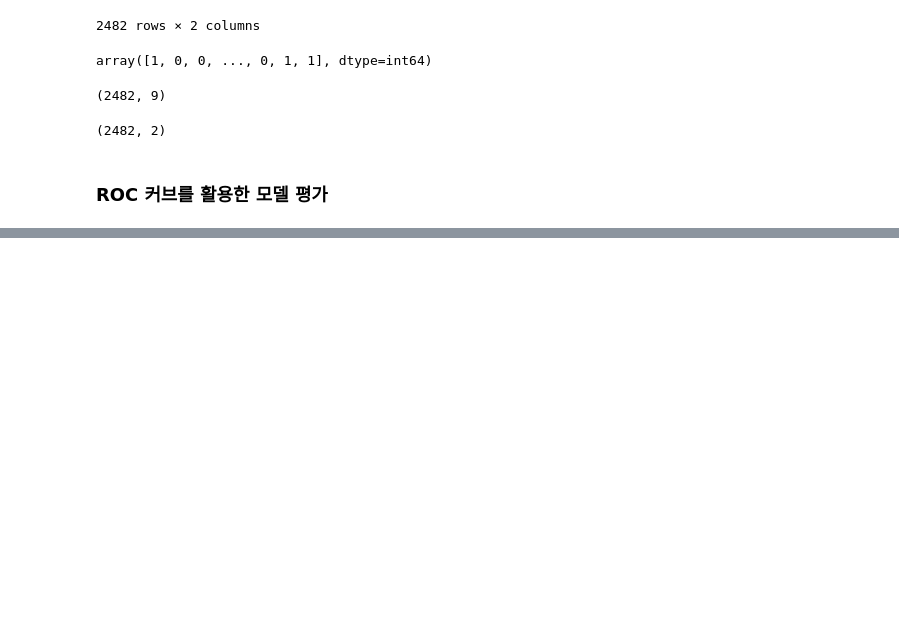
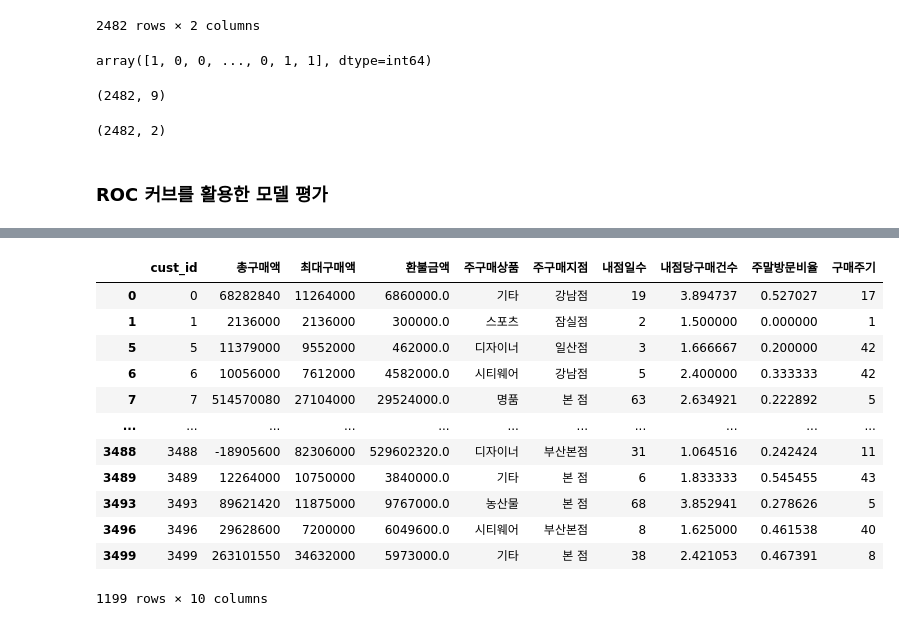
Before and after one commit to Yeonhoon/bbg, a Jupyter notebook: 예제1.ipynb, the cells around one changed output, grey strips where cells are left out. Cells and saved outputs as stored; diff of their text form; code cells hidden in the pictures; blank space fills up the shorter version.

```diff
--- a/예제1.ipynb
+++ b/예제1.ipynb
@@ -162,0 +257,16 @@ model.predict_proba(test_x_new).shape
+# %%
+train_x.query('환불금액>50000')
+# %% [output]
+|  | cust_id | 총구매액 | 최대구매액 | 환불금액 | 주구매상품 | 주구매지점 | 내점일수 | 내점당구매건수 | 주말방문비율 | 구매주기 |
+| 0 | 0 | 68282840 | 11264000 | 6860000.0 | 기타 | 강남점 | 19 | 3.894737 | 0.527027 | 17 |
+| 1 | 1 | 2136000 | 2136000 | 300000.0 | 스포츠 | 잠실점 | 2 | 1.500000 | 0.000000 | 1 |
+| 5 | 5 | 11379000 | 9552000 | 462000.0 | 디자이너 | 일산점 | 3 | 1.666667 | 0.200000 | 42 |
+| 6 | 6 | 10056000 | 7612000 | 4582000.0 | 시티웨어 | 강남점 | 5 | 2.400000 | 0.333333 | 42 |
+| 7 | 7 | 514570080 | 27104000 | 29524000.0 | 명품 | 본 점 | 63 | 2.634921 | 0.222892 | 5 |
+| ... | ... | ... | ... | ... | ... | ... | ... | ... | ... | ... |
+| 3488 | 3488 | -18905600 | 82306000 | 529602320.0 | 디자이너 | 부산본점 | 31 | 1.064516 | 0.242424 | 11 |
+| 3489 | 3489 | 12264000 | 10750000 | 3840000.0 | 기타 | 본 점 | 6 | 1.833333 | 0.545455 | 43 |
+| 3493 | 3493 | 89621420 | 11875000 | 9767000.0 | 농산물 | 본 점 | 68 | 3.852941 | 0.278626 | 5 |
+| 3496 | 3496 | 29628600 | 7200000 | 6049600.0 | 시티웨어 | 부산본점 | 8 | 1.625000 | 0.461538 | 40 |
+| 3499 | 3499 | 263101550 | 34632000 | 5973000.0 | 기타 | 본 점 | 38 | 2.421053 | 0.467391 | 8 |
+1199 rows × 10 columns
```
Also changed, not shown: parts of 7 cells of this notebook, 7 other files.
